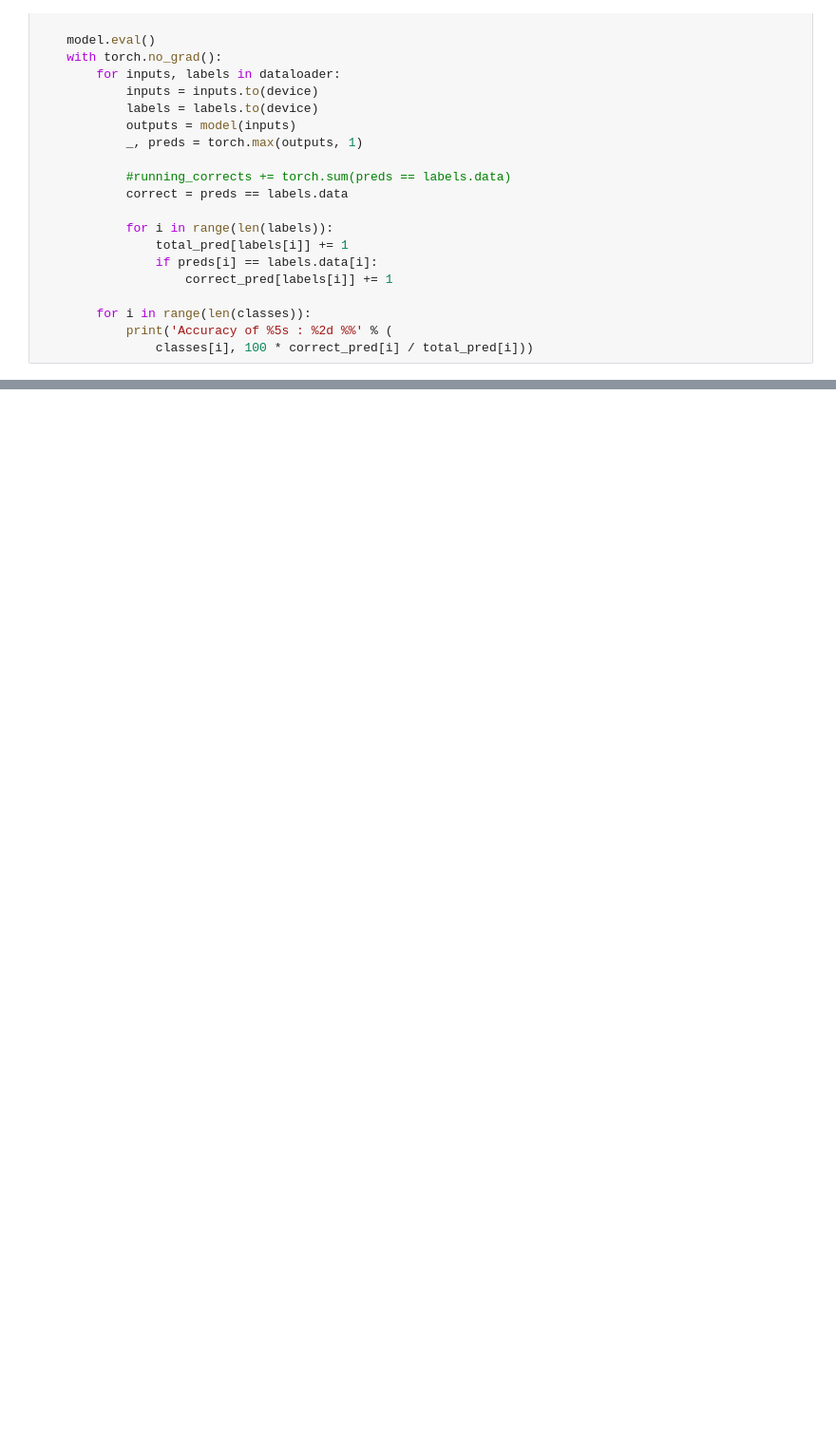
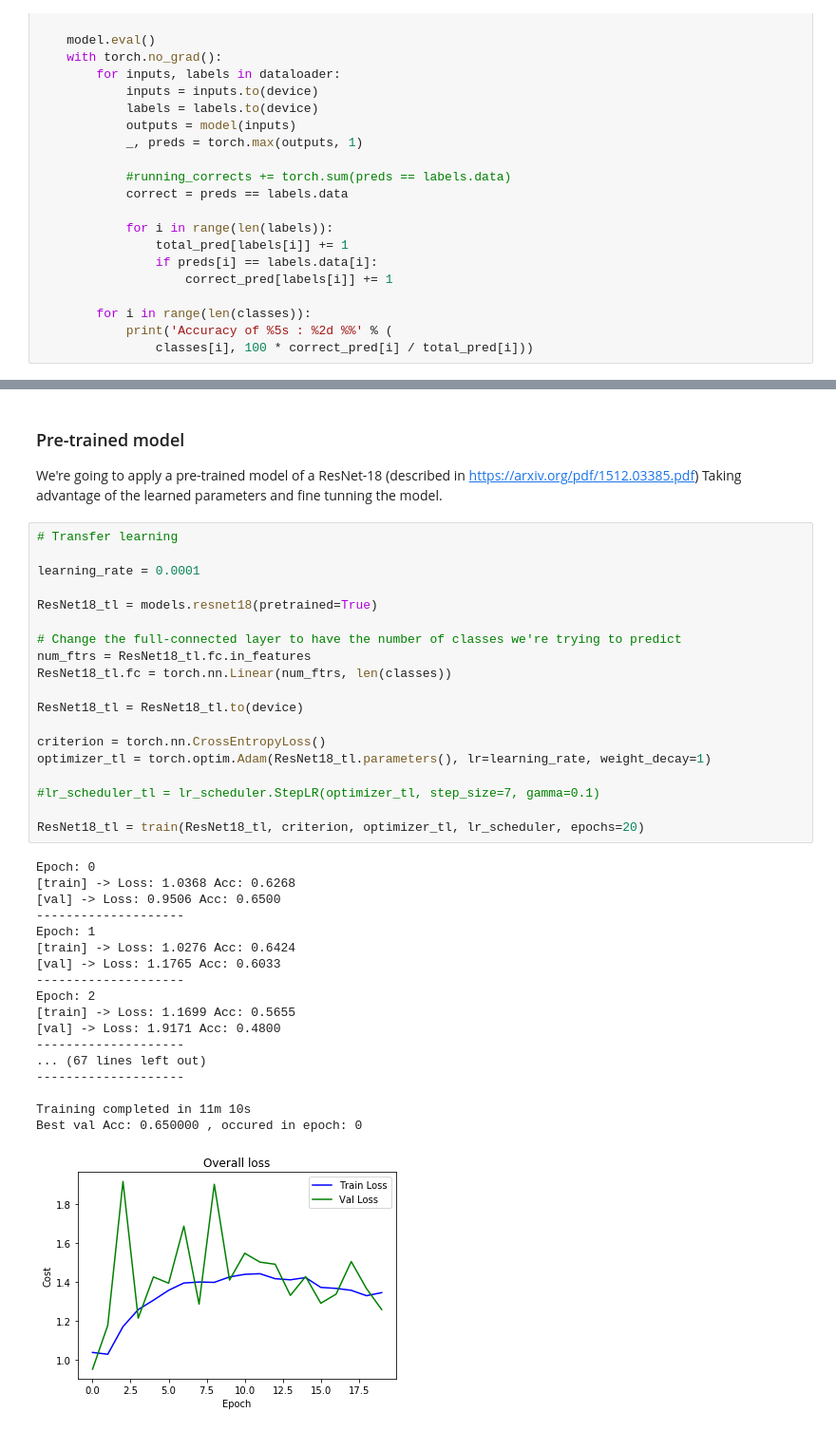
Before and after one commit to elisiojsj/Artworks_Classification, a Jupyter notebook: Artworks.ipynb, the cells around one changed output, grey strips where cells are left out. Shown: that part at 95% size. Saved outputs shown, nothing was run; the diff lists cells and outputs as text; blank space fills up the shorter version.

```diff
--- a/Artworks.ipynb
+++ b/Artworks.ipynb
@@ -351,0 +329,42 @@ Accuracy of Paul_Gauguin : 100 %
+# %% [markdown]
+### Pre-trained model
+We're going to apply a pre-trained model of a ResNet-18 (described in https://arxiv.org/pdf/1512.03385.pdf)
+Taking advantage of the learned parameters and fine tunning the model.
+# %%
+# Transfer learning
+
+learning_rate = 0.0001
+
+ResNet18_tl = models.resnet18(pretrained=True)
+
+# Change the full-connected layer to have the number of classes we're trying to predict
+num_ftrs = ResNet18_tl.fc.in_features
+ResNet18_tl.fc = torch.nn.Linear(num_ftrs, len(classes))
+
+ResNet18_tl = ResNet18_tl.to(device)
+
+criterion = torch.nn.CrossEntropyLoss()
+optimizer_tl = torch.optim.Adam(ResNet18_tl.parameters(), lr=learning_rate, weight_decay=1)
+
+#lr_scheduler_tl = lr_scheduler.StepLR(optimizer_tl, step_size=7, gamma=0.1)
+
+ResNet18_tl = train(ResNet18_tl, criterion, optimizer_tl, lr_scheduler, epochs=20)
+# %% [output]
+Epoch: 0
+[train] -> Loss: 1.0368 Acc: 0.6268
+[val] -> Loss: 0.9506 Acc: 0.6500
+--------------------
+Epoch: 1
+[train] -> Loss: 1.0276 Acc: 0.6424
+[val] -> Loss: 1.1765 Acc: 0.6033
+--------------------
+Epoch: 2
+[train] -> Loss: 1.1699 Acc: 0.5655
+[val] -> Loss: 1.9171 Acc: 0.4800
+--------------------
+... (67 lines left out)
+--------------------
+
+Training completed in 11m 10s
+Best val Acc: 0.650000 , occured in epoch: 0
+[figure, added]
```
Also changed, not shown: parts of 15 cells of this notebook, 1 other file.
